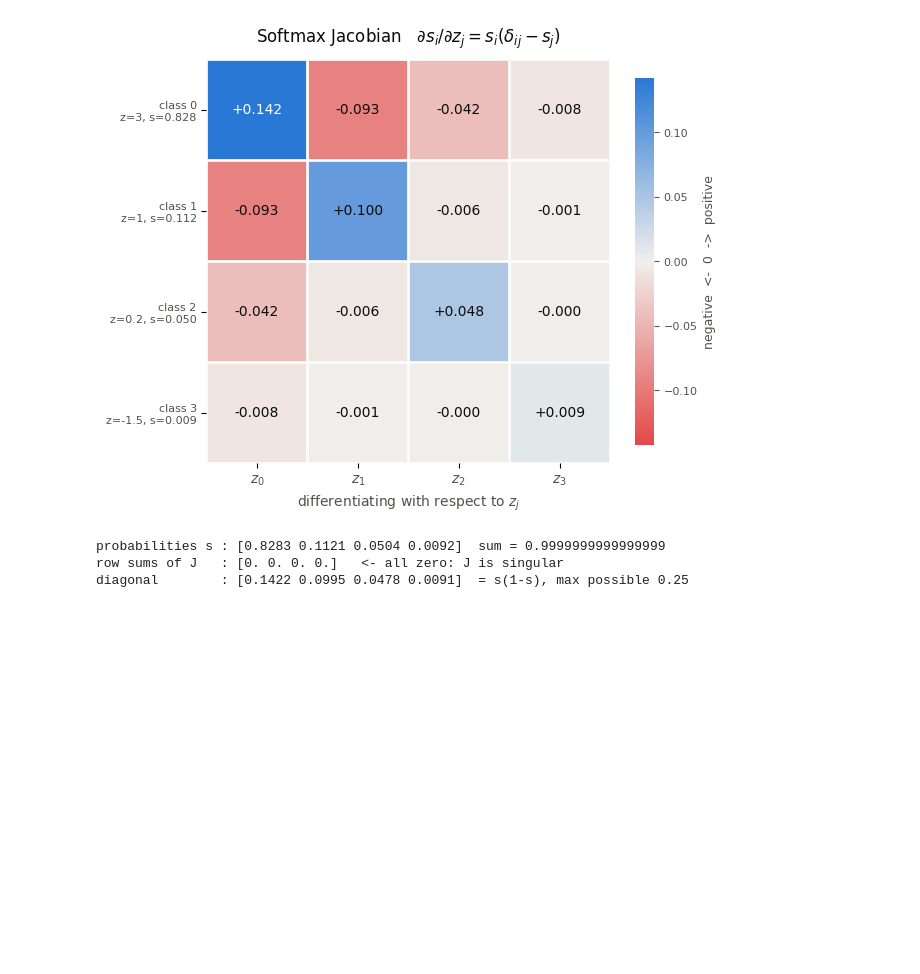
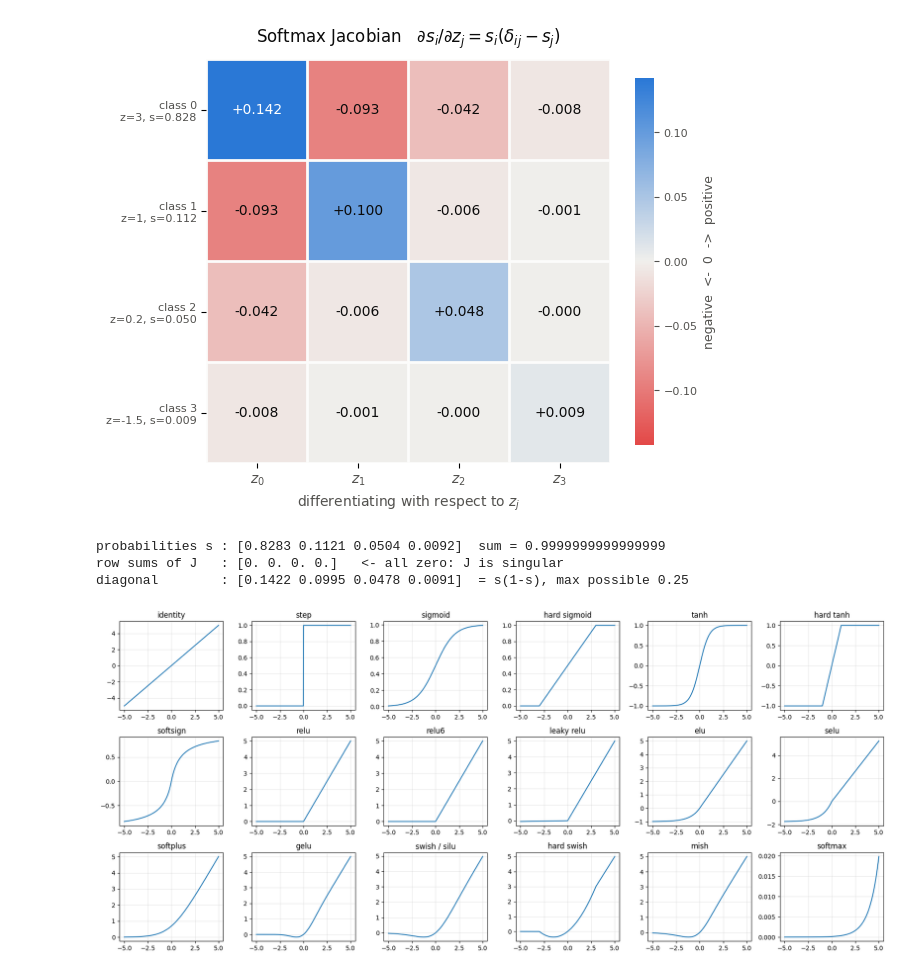
Before and after one commit to iamaryav/models, a Jupyter notebook: notebooks/activations.ipynb, the cells around one changed output. Cells and saved outputs as stored; diff of their text form; code cells hidden in the pictures; blank space fills up the shorter version.

Commit message:
activation function

```diff
--- a/notebooks/activations.ipynb
+++ b/notebooks/activations.ipynb
@@ -337,3 +337,40 @@ print("diagonal        :", np.round(np.diag(J), 4), " = s(1-s), max possible 0.2
 probabilities s : [0.8283 0.1121 0.0504 0.0092]  sum = 0.9999999999999999
 row sums of J   : [0. 0. 0. 0.]   <- all zero: J is singular
 diagonal        : [0.1422 0.0995 0.0478 0.0091]  = s(1-s), max possible 0.25
+# %%
+# All the common activations in plain numpy
+import matplotlib.pyplot as plt
+import numpy as np
+
+x = np.linspace(-5, 5, 500)
+
+acts = {
+    "identity":     x,
+    "step":         (x > 0).astype(float),
+    "sigmoid":      1 / (1 + np.exp(-x)),
+    "hard sigmoid": np.clip(x / 6 + 0.5, 0, 1),
+    "tanh":         np.tanh(x),
+    "hard tanh":    np.clip(x, -1, 1),
+    "softsign":     x / (1 + np.abs(x)),
+    "relu":         np.maximum(0, x),
+    "relu6":        np.clip(x, 0, 6),
+    "leaky relu":   np.where(x > 0, x, 0.01 * x),
+    "elu":          np.where(x > 0, x, np.exp(x) - 1),
+    "selu":         1.0507 * np.where(x > 0, x, 1.6733 * (np.exp(x) - 1)),
+    "softplus":     np.log1p(np.exp(x)),
+    "gelu":         0.5 * x * (1 + np.tanh(np.sqrt(2 / np.pi) * (x + 0.044715 * x**3))),
+    "swish / silu": x / (1 + np.exp(-x)),
+    "hard swish":   x * np.clip(x + 3, 0, 6) / 6,
+    "mish":         x * np.tanh(np.log1p(np.exp(x))),
+    "softmax":      np.exp(x) / np.exp(x).sum(),   # over the whole vector x
+}
+
+fig, axes = plt.subplots(3, 6, figsize=(18, 8))
+for ax, (name, y) in zip(axes.ravel(), acts.items()):
+    ax.plot(x, y)
+    ax.set_title(name)
+    ax.grid(alpha=0.3)
+plt.tight_layout()
+plt.show()
+# %% [output]
+[figure, added]
```
